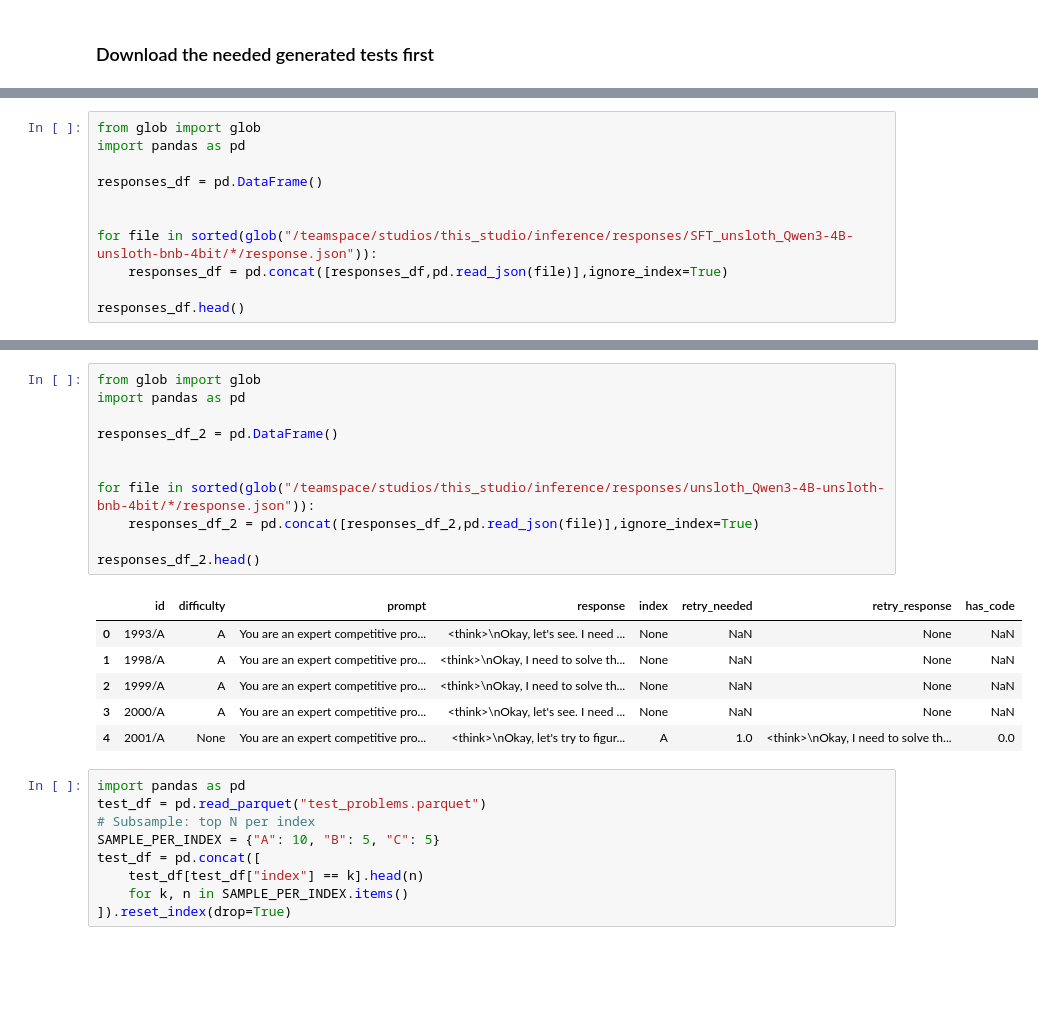
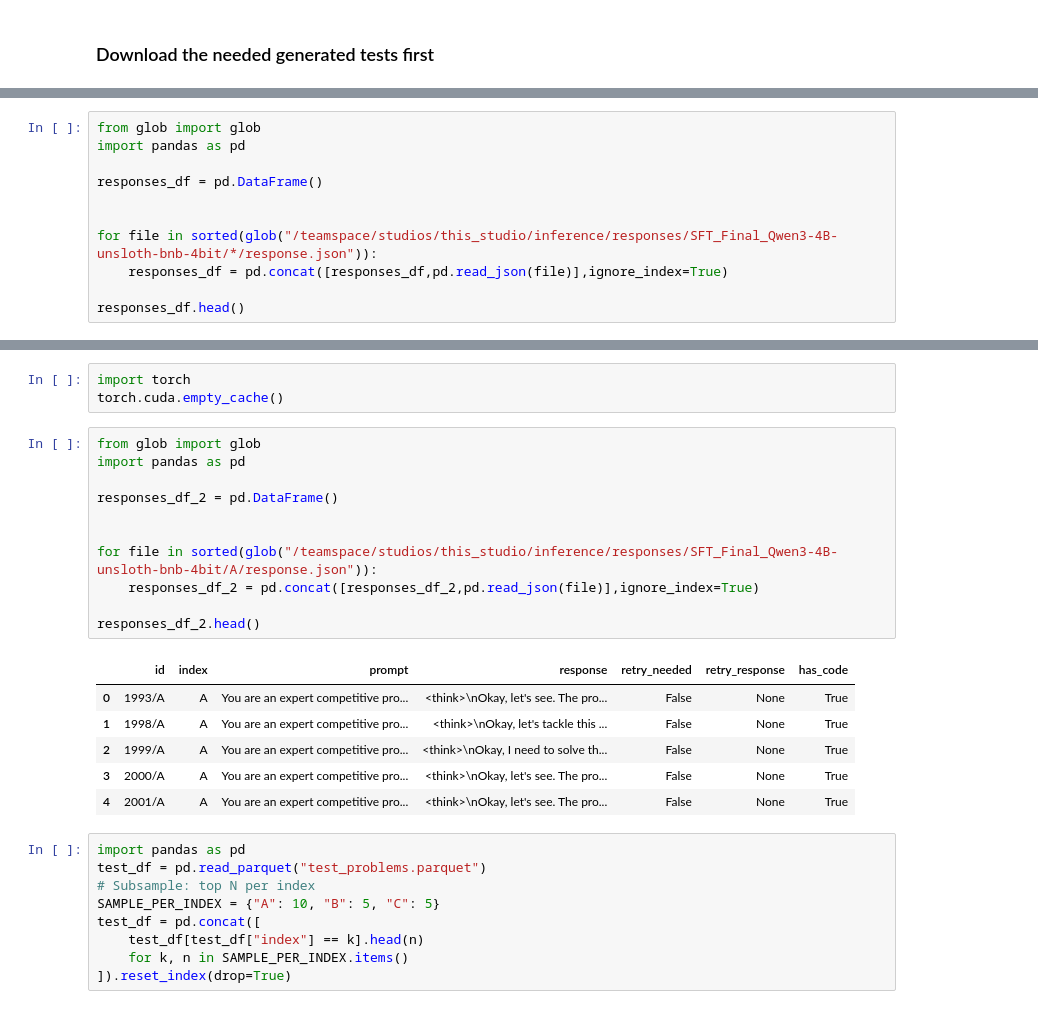
Before and after one commit to Ninjacoder-vedant/Project-NanoCM, a Jupyter notebook: evaluation.ipynb, the cells around one changed output, grey strips where cells are left out. Cells and saved outputs as stored; diff of their text form; blank space fills up the shorter version.

```diff
--- a/evaluation.ipynb
+++ b/evaluation.ipynb
@@ -31,7 +48,7 @@ import pandas as pd
 responses_df = pd.DataFrame()
 
 
-for file in sorted(glob("/teamspace/studios/this_studio/inference/responses/SFT_unsloth_Qwen3-4B-unsloth-bnb-4bit/*/response.json")):
+for file in sorted(glob("/teamspace/studios/this_studio/inference/responses/SFT_Final_Qwen3-4B-unsloth-bnb-4bit/*/response.json")):
     responses_df = pd.concat([responses_df,pd.read_json(file)],ignore_index=True)
 
 responses_df.head()
@@ -45,21 +73,24 @@ responses_df.head()
+# %%
+import torch
+torch.cuda.empty_cache()
 # %%
 from glob import glob
 import pandas as pd
 
 responses_df_2 = pd.DataFrame()
 
 
-for file in sorted(glob("/teamspace/studios/this_studio/inference/responses/unsloth_Qwen3-4B-unsloth-bnb-4bit/*/response.json")):
+for file in sorted(glob("/teamspace/studios/this_studio/inference/responses/SFT_Final_Qwen3-4B-unsloth-bnb-4bit/A/response.json")):
     responses_df_2 = pd.concat([responses_df_2,pd.read_json(file)],ignore_index=True)
 
 responses_df_2.head()
 # %% [output]
-|  | id | difficulty | prompt | response | index | retry_needed | retry_response | has_code |
-| 0 | 1993/A | A | You are an expert competitive pro... | <think>\nOkay, let's see. I need ... | None | NaN | None | NaN |
-| 1 | 1998/A | A | You are an expert competitive pro... | <think>\nOkay, I need to solve th... | None | NaN | None | NaN |
-| 2 | 1999/A | A | You are an expert competitive pro... | <think>\nOkay, I need to solve th... | None | NaN | None | NaN |
-| 3 | 2000/A | A | You are an expert competitive pro... | <think>\nOkay, let's see. I need ... | None | NaN | None | NaN |
-| 4 | 2001/A | None | You are an expert competitive pro... | <think>\nOkay, let's try to figur... | A | 1.0 | <think>\nOkay, I need to solve th... | 0.0 |
+|  | id | index | prompt | response | retry_needed | retry_response | has_code |
+| 0 | 1993/A | A | You are an expert competitive pro... | <think>\nOkay, let's see. The pro... | False | None | True |
+| 1 | 1998/A | A | You are an expert competitive pro... | <think>\nOkay, let's tackle this ... | False | None | True |
+| 2 | 1999/A | A | You are an expert competitive pro... | <think>\nOkay, I need to solve th... | False | None | True |
+| 3 | 2000/A | A | You are an expert competitive pro... | <think>\nOkay, let's see. The pro... | False | None | True |
+| 4 | 2001/A | A | You are an expert competitive pro... | <think>\nOkay, let's see. The pro... | False | None | True |
 # %%
 import pandas as pd
 test_df = pd.read_parquet("test_problems.parquet")
```
Also changed, not shown: parts of 13 cells of this notebook, 43 other files.
